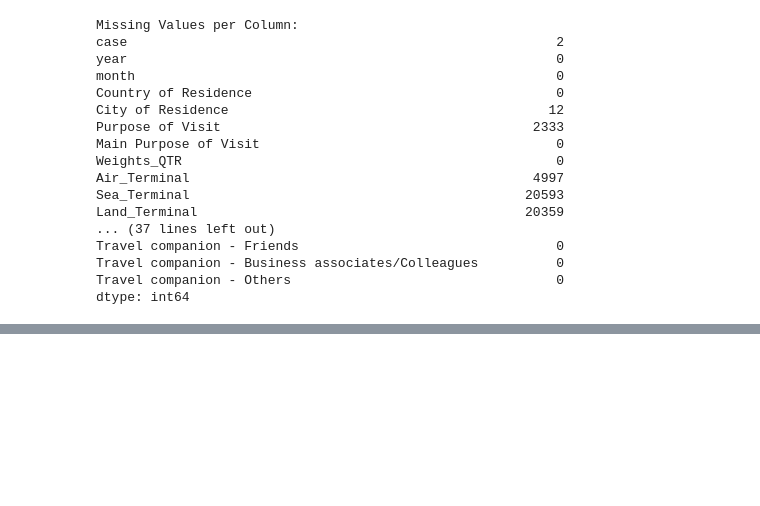
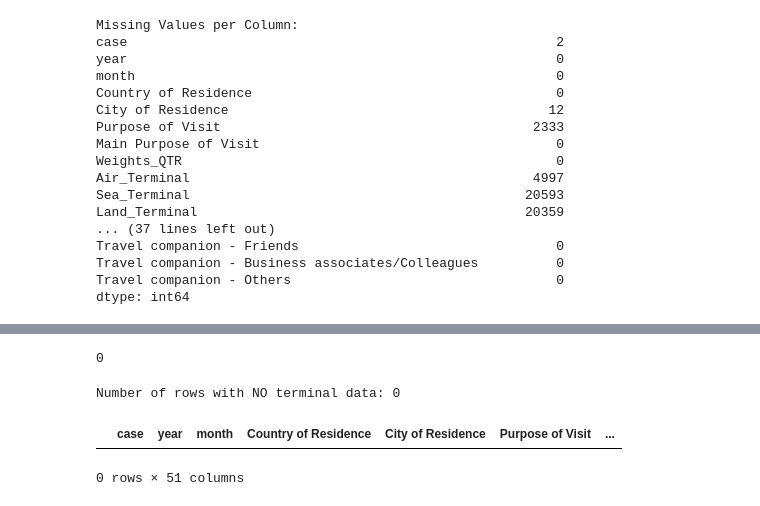
Before and after one commit to alvinhh01/Tourism, a Jupyter notebook: Datafile.ipynb, the cells around one changed output, grey strips where cells are left out. Cells and saved outputs as stored; diff of their text form; code cells hidden in the pictures; blank space fills up the shorter version.

```diff
--- a/Datafile.ipynb
+++ b/Datafile.ipynb
@@ -258,0 +367,6 @@ Number of rows with NO terminal data: 3
+# %%
+#removing city of residence null values - 12 cases
+df_cleaned = df_trans.dropna(subset=['City of Residence'])
+df_cleaned['City of Residence'].isnull().sum()
+# %% [output]
+0
@@ -258,0 +377,15 @@ Number of rows with NO terminal data: 3
+# %%
+# Filter rows where all three terminal fields are missing
+no_terminal_df = df_cleaned[
+    df_cleaned['Air_Terminal'].isnull() &
+    df_cleaned['Sea_Terminal'].isnull() &
+    df_cleaned['Land_Terminal'].isnull()
+]
+
+# Show the result
+print(f"Number of rows with NO terminal data: {len(no_terminal_df)}")
+display(no_terminal_df)
+# %% [output]
+Number of rows with NO terminal data: 0
+|  | case | year | month | Country of Residence | City of Residence | Purpose of Visit | ... |
+0 rows × 51 columns
```
Also changed, not shown: parts of 42 cells of this notebook.
